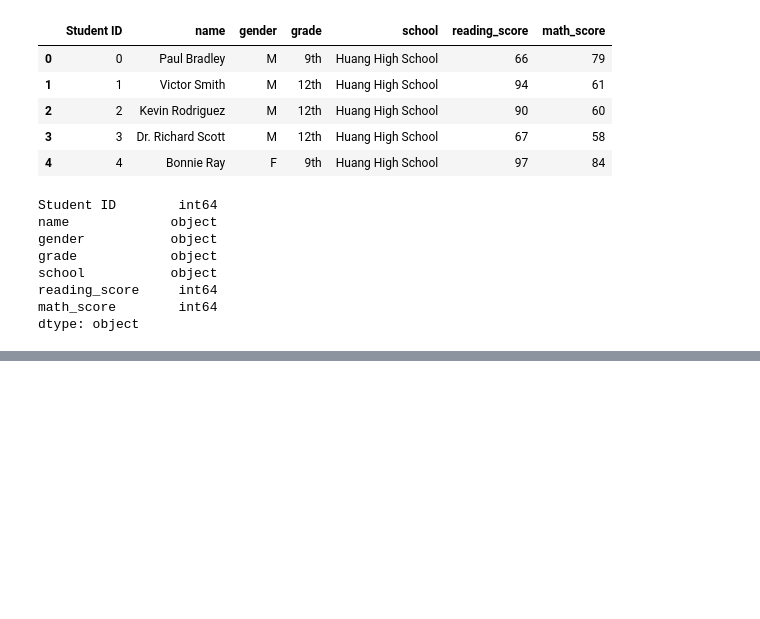
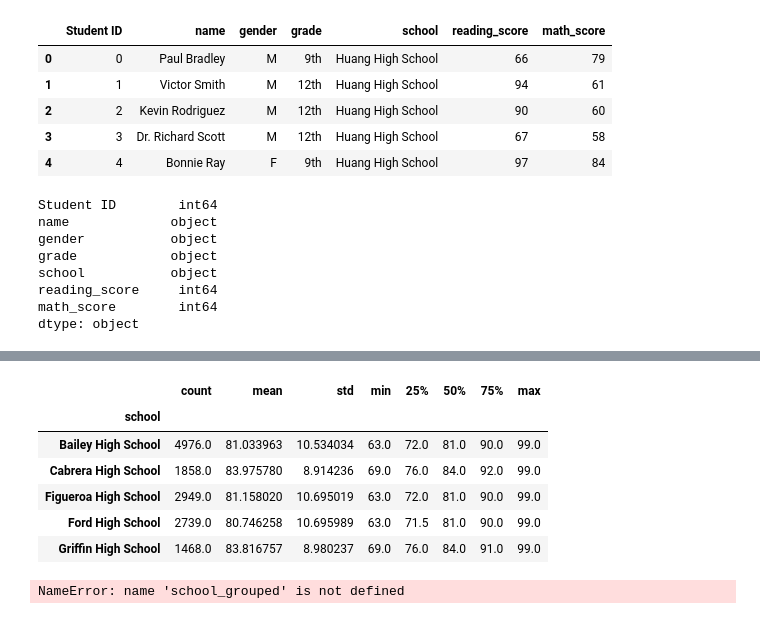
Before and after one commit to Vilma0228/Homework_4, a Jupyter notebook: PyCitySchools/raw_data/PyCitySchools.ipynb, the cells around one changed output, grey strips where cells are left out. Cells and saved outputs as stored; diff of their text form; code cells hidden in the pictures; blank space fills up the shorter version.

```diff
--- a/PyCitySchools/raw_data/PyCitySchools.ipynb
+++ b/PyCitySchools/raw_data/PyCitySchools.ipynb
@@ -172,0 +251,11 @@ school_sum.head()
+# %%
+sch_reading_score = pd.DataFrame(merged_school['reading_score'].groupby(merged_school['school']).describe())
+sch_reading_score.head()
+# %% [output]
+|  | count | mean | std | min | 25% | 50% | 75% | max |
+| school |  |  |  |  |  |  |  |  |
+| Bailey High School | 4976.0 | 81.033963 | 10.534034 | 63.0 | 72.0 | 81.0 | 90.0 | 99.0 |
+| Cabrera High School | 1858.0 | 83.975780 | 8.914236 | 69.0 | 76.0 | 84.0 | 92.0 | 99.0 |
+| Figueroa High School | 2949.0 | 81.158020 | 10.695019 | 63.0 | 72.0 | 81.0 | 90.0 | 99.0 |
+| Ford High School | 2739.0 | 80.746258 | 10.695989 | 63.0 | 71.5 | 81.0 | 90.0 | 99.0 |
+| Griffin High School | 1468.0 | 83.816757 | 8.980237 | 69.0 | 76.0 | 84.0 | 91.0 | 99.0 |
@@ -172,0 +273,7 @@ school_sum.head()
+# %%
+school_grouped ['average_reading_score']= pd.DataFrame(students_df.groupby(['school', 'Student ID'], as_index=False).mean()
+                  .groupby('school')['reading_score'].mean())
+
+school_grouped.head()
+# %% [output]
+NameError: name 'school_grouped' is not defined
```
Also changed, not shown: parts of 48 cells of this notebook, 4 other files.
